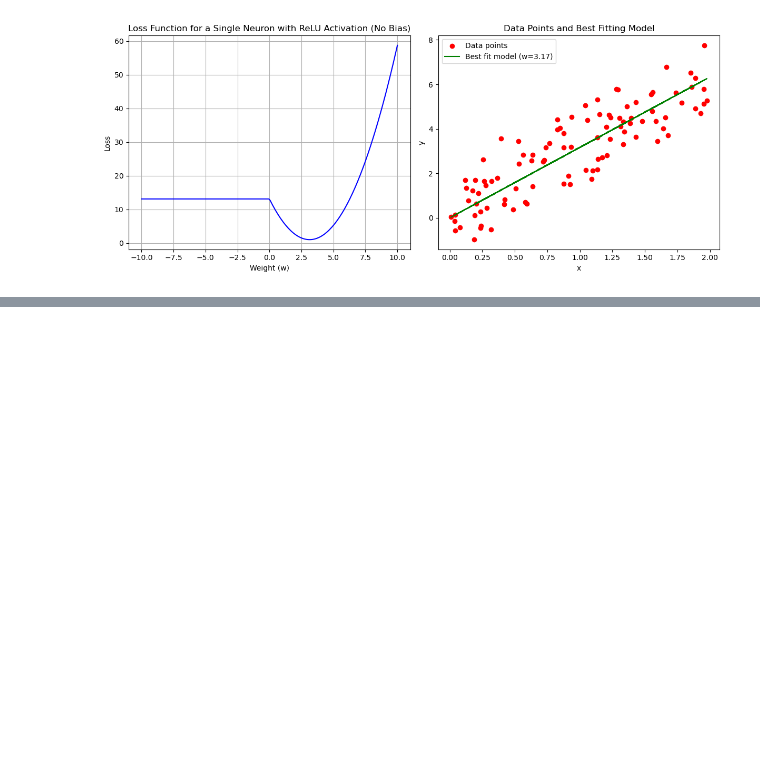
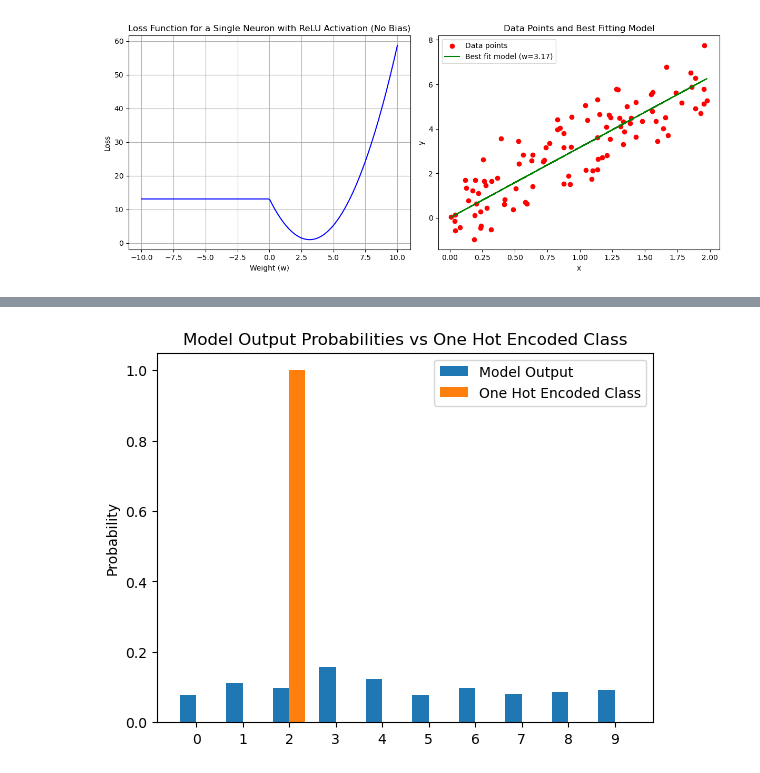
Before and after one commit to mcrovella/DS701-Tools-for-Data-Science, a Jupyter notebook: 23-NN-Loss-Functions.ipynb, the cells around one changed output, grey strips where cells are left out. Saved outputs shown, nothing was run; the diff lists cells and outputs as text; code cells hidden in the pictures; blank space fills up the shorter version.

```diff
--- a/23-NN-Loss-Functions.ipynb
+++ b/23-NN-Loss-Functions.ipynb
@@ -785,0 +886,60 @@ plt.show()
+# %%
+import matplotlib.pyplot as plt
+import torch
+import torch.nn as nn
+from torchvision import datasets, transforms
+from torch.utils.data import DataLoader
+import numpy as np
+
+# Define the same simple neural network
+class SimpleNet(nn.Module):
+    def __init__(self):
+        super(SimpleNet, self).__init__()
+        self.linear = nn.Linear(784, 10)
+
+    def forward(self, x):
+        x = x.view(x.size(0), -1)  # Flatten the image
+        x = self.linear(x)
+        return x
+
+# Load a single image from the MNIST dataset
+transform = transforms.Compose([transforms.ToTensor()])
+test_dataset = datasets.MNIST(root='./data', train=False, download=True, transform=transform)
+test_loader = DataLoader(test_dataset, batch_size=1, shuffle=True)
+
+# Initialize the model
+model = SimpleNet()
+
+# Get a single image and label
+data, target = next(iter(test_loader))
+data, target = data[0], target[0]
+
+# Forward pass to get the output from the model
+output = model(data)
+probabilities = nn.functional.softmax(output, dim=1)
+
+# Convert probabilities and target to numpy for plotting
+probabilities = probabilities.detach().numpy().flatten()
+target_one_hot = torch.zeros(10)
+target_one_hot[target] = 1
+target_one_hot = target_one_hot.numpy()
+
+# Create a bar chart
+labels = list(range(10))
+x = np.arange(len(labels))  # the label locations
+width = 0.35  # the width of the bars
+
+fig, ax = plt.subplots()
+rects1 = ax.bar(x - width/2, probabilities, width, label='Model Output')
+rects2 = ax.bar(x + width/2, target_one_hot, width, label='One Hot Encoded Class')
+
+# Add some text for labels, title and custom x-axis tick labels, etc.
+ax.set_ylabel('Probability')
+ax.set_title('Model Output Probabilities vs One Hot Encoded Class')
+ax.set_xticks(x)
+ax.set_xticklabels(labels)
+ax.legend()
+
+plt.show()
+# %% [output]
+[figure, added]
```
Also changed, not shown: parts of 5 cells of this notebook, 11 other files.
